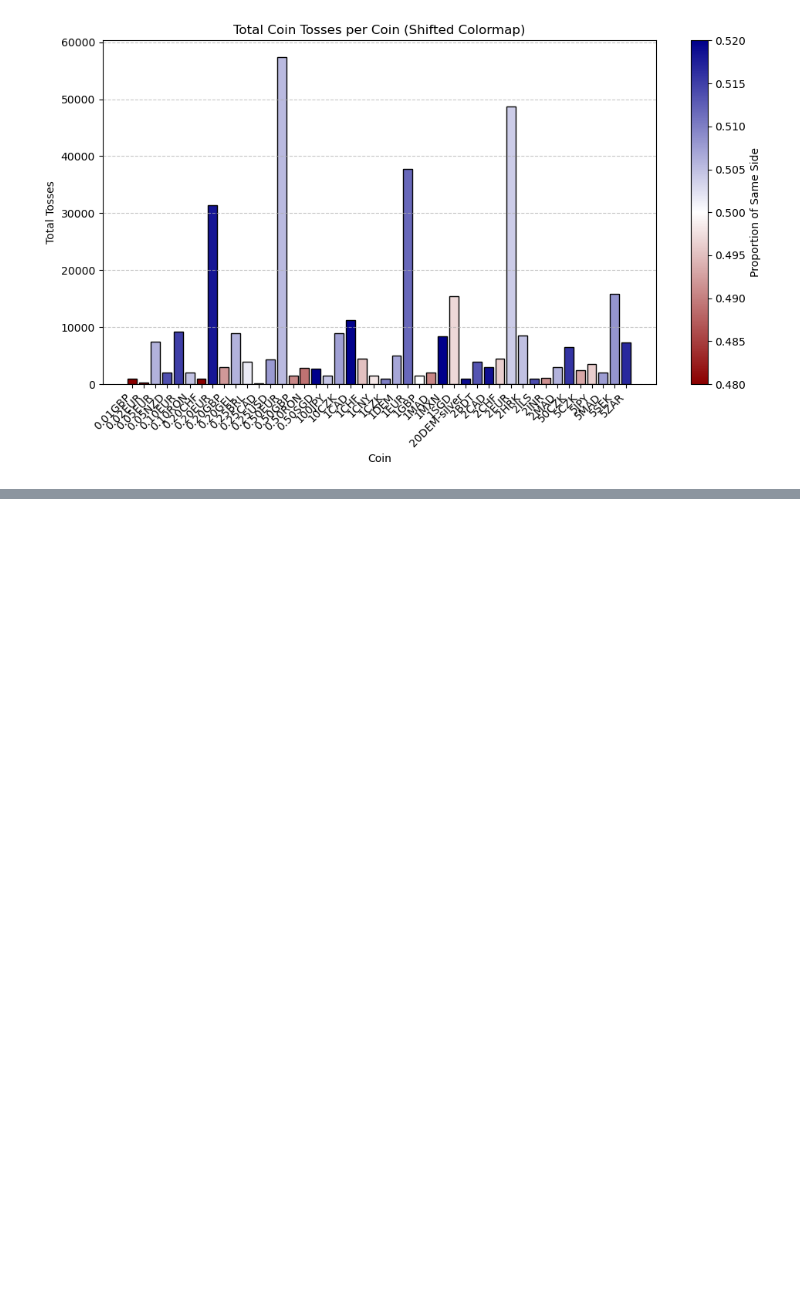
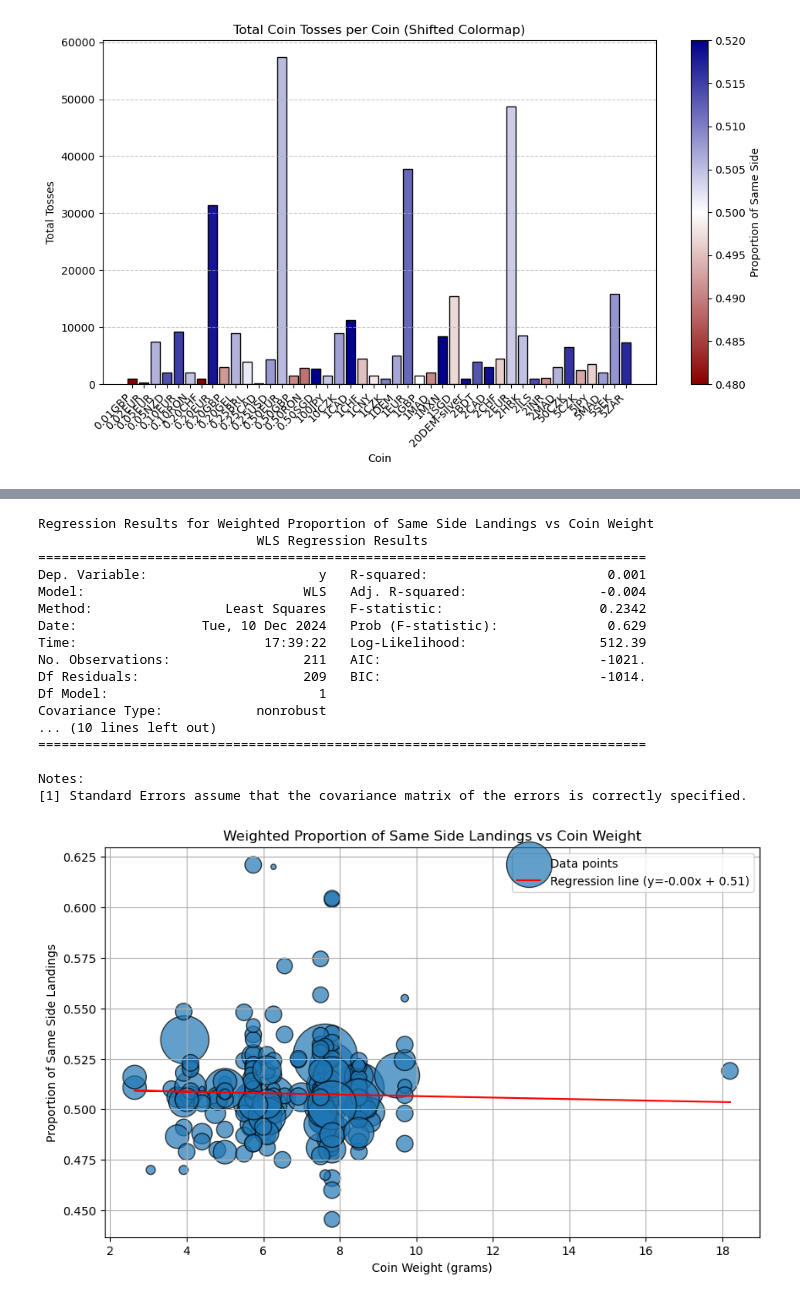
Before and after one commit to julsofpet/cointoss, a Jupyter notebook: explore.ipynb, the cells around one changed output, grey strips where cells are left out. Cells and saved outputs as stored; diff of their text form; code cells hidden in the pictures; blank space fills up the shorter version.

```diff
--- a/explore.ipynb
+++ b/explore.ipynb
@@ -393,0 +558,69 @@ plt.show()
+# %%
+import statsmodels.api as sm
+
+def scatter_with_weighted_regression(x, y, weights, xlabel, ylabel, title):
+    # Filter out invalid values
+    valid_indices = np.isfinite(x) & np.isfinite(y) & np.isfinite(weights)
+    x = x[valid_indices]
+    y = y[valid_indices]
+    weights = weights[valid_indices]
+
+    # Scatter plot
+    plt.figure(figsize=(10, 6))
+    plt.scatter(x, y, alpha=0.7, edgecolor='k', label='Data points', s=weights / np.min(weights) * 20)
+
+    if len(x) > 1:  # Ensure there are enough points for regression
+        # Fit weighted regression
+        x_with_const = sm.add_constant(x)  # Add constant for intercept
+        model = sm.WLS(y, x_with_const, weights=weights)
+        results = model.fit()
+
+        # Print regression summary
+        print(f"Regression Results for {title}")
+        print(results.summary())
+
+        # Regression line
+        plt.plot(x, results.predict(x_with_const), color='red',
+                 label=f'Regression line (y={results.params[1]:.2f}x + {results.params[0]:.2f})')
+    else:
+        print("Not enough valid data points for regression.")
+
+    # Labels and title
+    plt.xlabel(xlabel)
+    plt.ylabel(ylabel)
+    plt.title(title)
+    plt.legend()
+    plt.grid(True)
+    plt.show()
+
+# Call the plotting function with weights (total_tosses)
+scatter_with_weighted_regression(df['weight'].values, df['proportion_same_side'].values,
+                                 df['total_tosses'].values,
+                                 xlabel='Coin Weight (grams)',
+                                 ylabel='Proportion of Same Side Landings',
+                                 title='Weighted Proportion of Same Side Landings vs Coin Weight')
+
+scatter_with_weighted_regression(df['diameter'].values, df['proportion_same_side'].values,
+                                 df['total_tosses'].values,
+                                 xlabel='Coin Diameter (mm)',
+                                 ylabel='Proportion of Same Side Landings',
+                                 title='Weighted Proportion of Same Side Landings vs Coin Diameter')
+# %% [output]
+Regression Results for Weighted Proportion of Same Side Landings vs Coin Weight
+                            WLS Regression Results
+==============================================================================
+Dep. Variable:                      y   R-squared:                       0.001
+Model:                            WLS   Adj. R-squared:                 -0.004
+Method:                 Least Squares   F-statistic:                    0.2342
+Date:                Tue, 10 Dec 2024   Prob (F-statistic):              0.629
+Time:                        17:39:22   Log-Likelihood:                 512.39
+No. Observations:                 211   AIC:                            -1021.
+Df Residuals:                     209   BIC:                            -1014.
+Df Model:                           1
+Covariance Type:            nonrobust
+... (10 lines left out)
+==============================================================================
+
+Notes:
+[1] Standard Errors assume that the covariance matrix of the errors is correctly specified.
+[figure, added]
```
Also changed, not shown: parts of 12 cells of this notebook.
